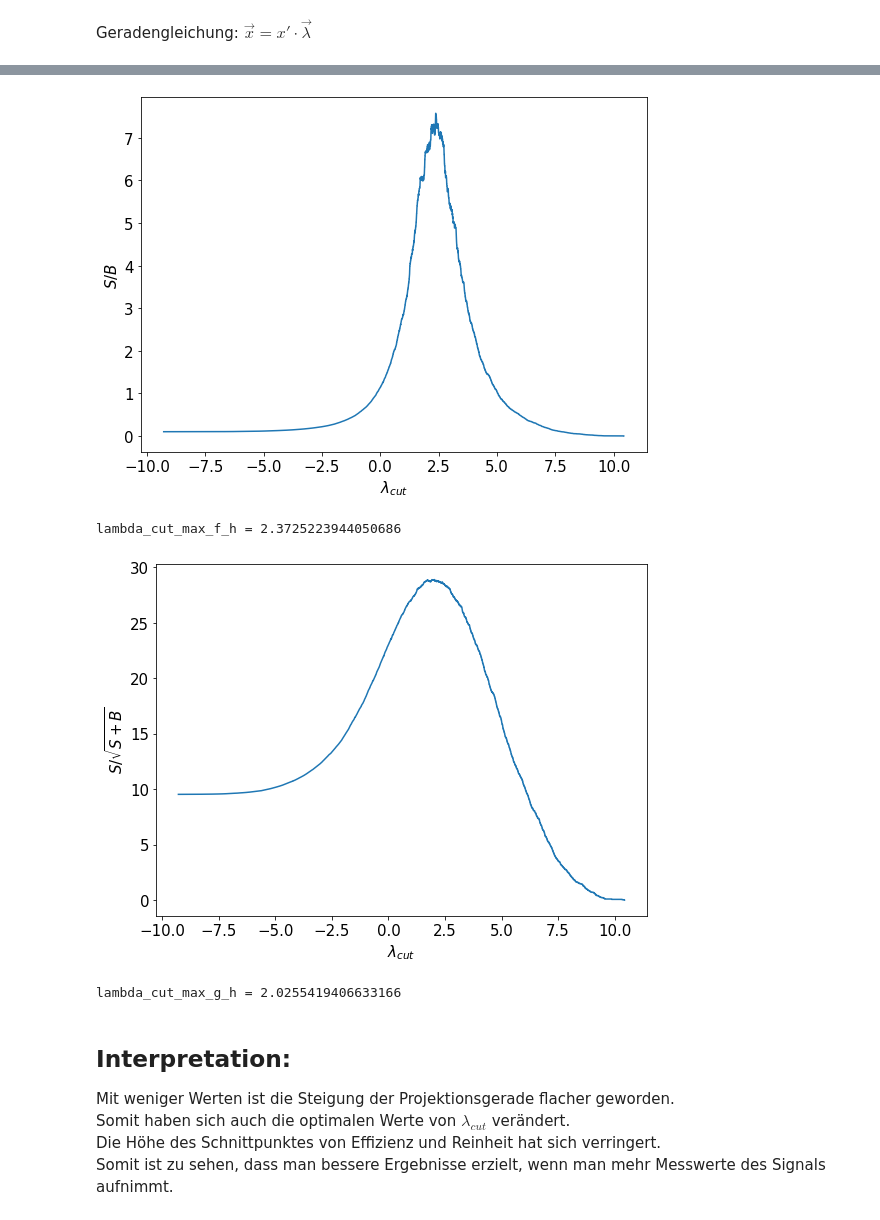
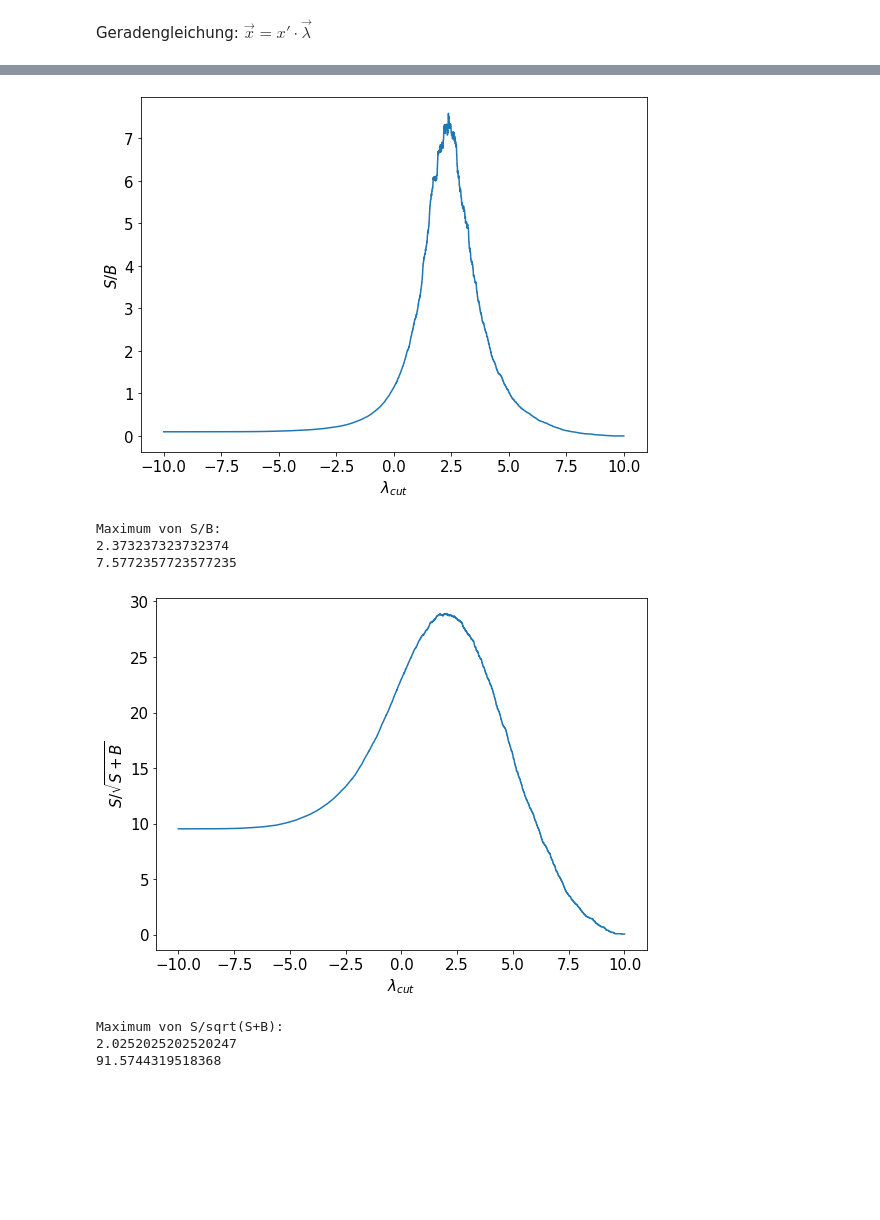
Before and after one commit to NicoJG/SMD, a Jupyter notebook: blatt06/blatt06_nico.ipynb, the cells around one changed output, grey strips where cells are left out. Drawn from its saved outputs; the diff is of its cells as text; code cells hidden in the pictures; blank space fills up the shorter version.

```diff
--- a/blatt06/blatt06_nico.ipynb
+++ b/blatt06/blatt06_nico.ipynb
@@ -283,5 +294,5 @@ plt.show()
 # %%
-lambda_cut_linspace_h = np.linspace(np.min(p1_projected),np.max(p0_projected_h),10000)
+lambda_cut_linspace_h = np.linspace(-10,10,10000)
 # %%
 # p0 ist positiv (Signal), p1 ist negativ (Untergrund)
 # true and false, positive and negative
@@ -311,36 +327,40 @@ plt.show()
 S_h = tp_h
 B_h = fn_h+fp_h
 # %%
+SB_h = S_h/B_h
+
 plt.figure(figsize=(8,6))
-plt.plot(lambda_cut_linspace_h,S_h/B_h)
+plt.plot(lambda_cut_linspace_h,SB_h)
 plt.xlabel(r'$\lambda_{cut}$')
 plt.ylabel(r'$S/B$')
 plt.tight_layout()
 plt.show()
 # %% [output]
-[figure, old version]
+[figure, new version]
 # %%
-lambda_cut_max_f_h = lambda_cut_linspace_h[np.argmax(S_h/B_h)]
-print(f'{lambda_cut_max_f_h = }')
+lambda_cut_max_f_h = lambda_cut_linspace_h[np.argmax(SB_h)]
+SB_max_h = SB_h[np.argmax(SB_h)]
+print(f'Maximum von S/B:\n{lambda_cut_max_f_h}\n{SB_max_h}')
 # %% [output]
-lambda_cut_max_f_h = 2.3725223944050686
+Maximum von S/B:
+2.373237323732374
+7.5772357723577235
 # %%
+significance_h = S_h/np.sqrt(S_h+B_h)
+
 plt.figure(figsize=(8,6))
-plt.plot(lambda_cut_linspace_h,S_h/np.sqrt(S_h+B_h))
+plt.plot(lambda_cut_linspace_h,significance_h)
 plt.xlabel(r'$\lambda_{cut}$')
 plt.ylabel(r'$S/\sqrt{S+B}$')
 plt.tight_layout()
 plt.show()
 # %% [output]
-[figure, old version]
+[figure, new version]
 # %%
-lambda_cut_max_g_h = lambda_cut_linspace_h[np.argmax(S_h/np.sqrt(S_h+B_h))]
-print(f'{lambda_cut_max_g_h = }')
+lambda_cut_max_g_h = lambda_cut_linspace_h[np.argmax(significance_h)]
+significance_max_h = (S/np.sqrt(S+B))[np.argmax(significance_h)]
+print(f'Maximum von S/sqrt(S+B):\n{lambda_cut_max_g_h}\n{significance_max_h}')
 # %% [output]
-lambda_cut_max_g_h = 2.0255419406633166
+Maximum von S/sqrt(S+B):
+2.0252025202520247
+91.5744319518368
-# %% [markdown]
-## Interpretation:
-Mit weniger Werten ist die Steigung der Projektionsgerade flacher geworden.
-Somit haben sich auch die optimalen Werte von $\lambda_{cut}$ verändert.
-Die Höhe des Schnittpunktes von Effizienz und Reinheit hat sich verringert.
-Somit ist zu sehen, dass man bessere Ergebnisse erzielt, wenn man mehr Messwerte des Signals aufnimmt.
```
Also changed, not shown: parts of 36 cells of this notebook, 2 other files.
